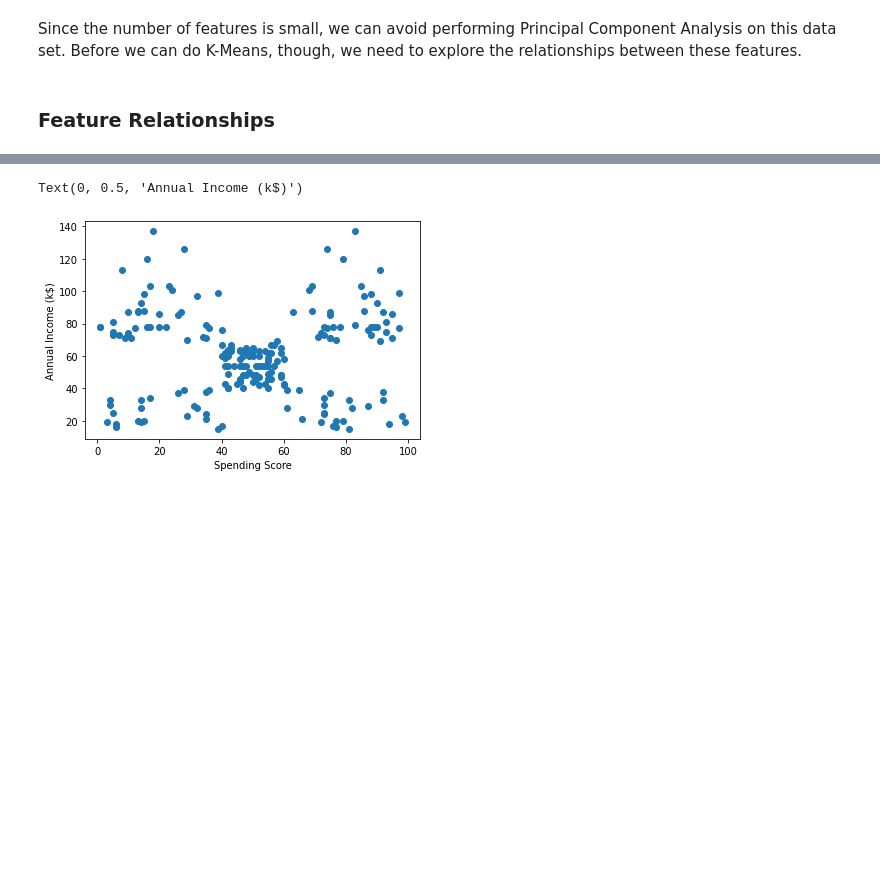
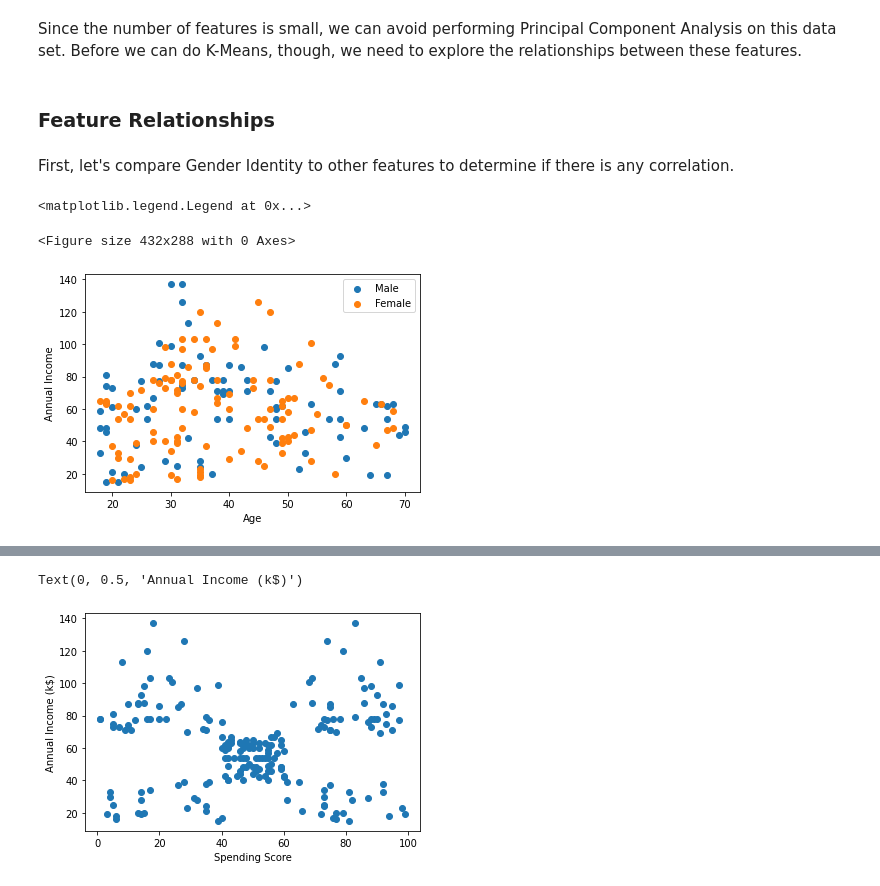
Before and after one commit to jdn5126/CommunitySegmentation, a Jupyter notebook: CustomerSegmentation.ipynb, the cells around one changed output, grey strips where cells are left out. Drawn from its saved outputs; the diff is of its cells as text; code cells hidden in the pictures; blank space fills up the shorter version.

```diff
--- a/CustomerSegmentation.ipynb
+++ b/CustomerSegmentation.ipynb
@@ -42,3 +42,20 @@ As we can see, there are four relevant features:
 Since the number of features is small, we can avoid performing Principal Component Analysis on this data set. Before we can do K-Means, though, we need to explore the relationships between these features.
 # %% [markdown]
 ### Feature Relationships
+# %% [markdown]
+First, let's compare Gender Identity to other features to determine if there is any correlation.
+# %%
+# Plot Gender vs Annual Income and Age
+
+plt.clf()
+fig = plt.figure()
+ax = plt.gca()
+for gender in ['Male' , 'Female']:
+    ax.scatter(x='Age', y='Annual Income (k$)', data=df[df['Gender'] == gender], label=gender)
+plt.xlabel('Age')
+plt.ylabel('Annual Income')
+plt.legend()
+# %% [output]
+<matplotlib.legend.Legend at 0x...>
+<Figure size 432x288 with 0 Axes>
+[figure, new version]
```
Also changed, not shown: parts of 29 cells of this notebook.
